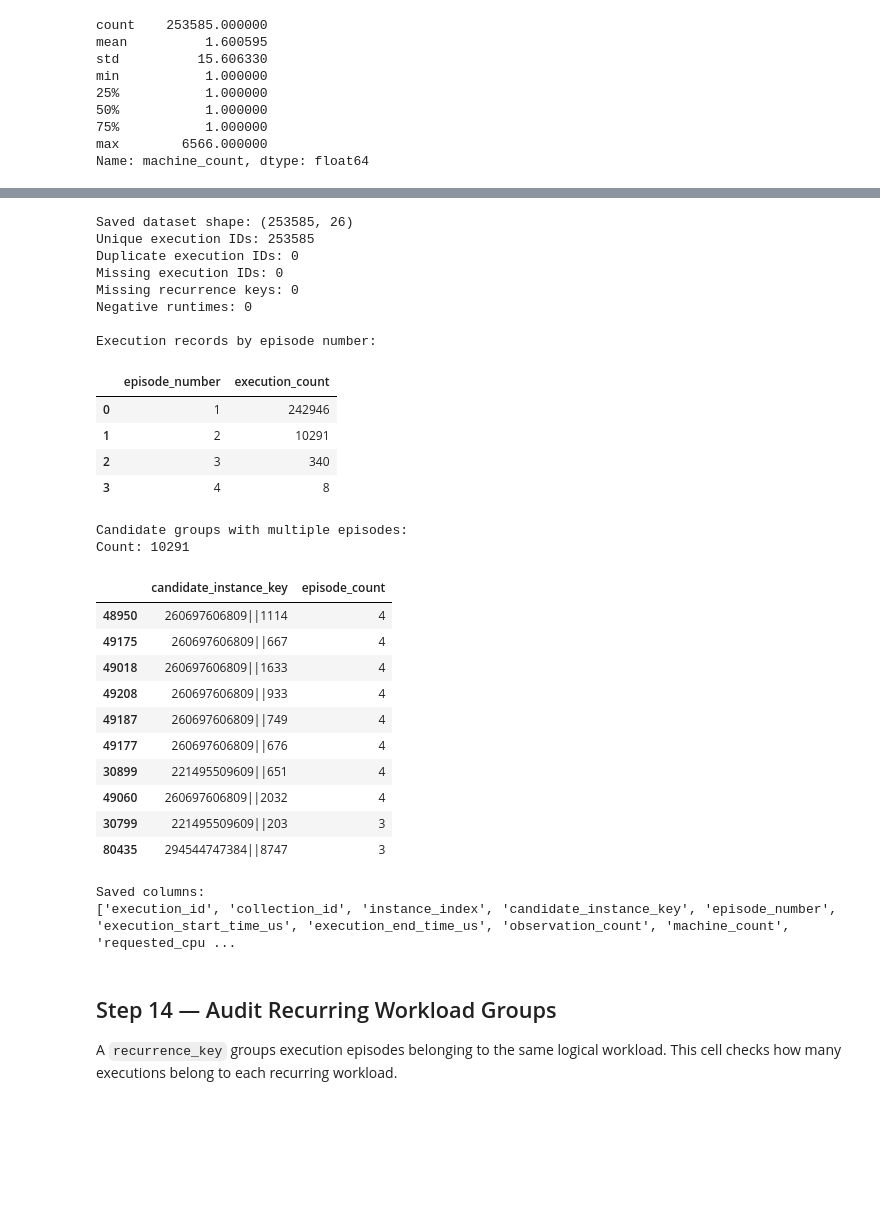
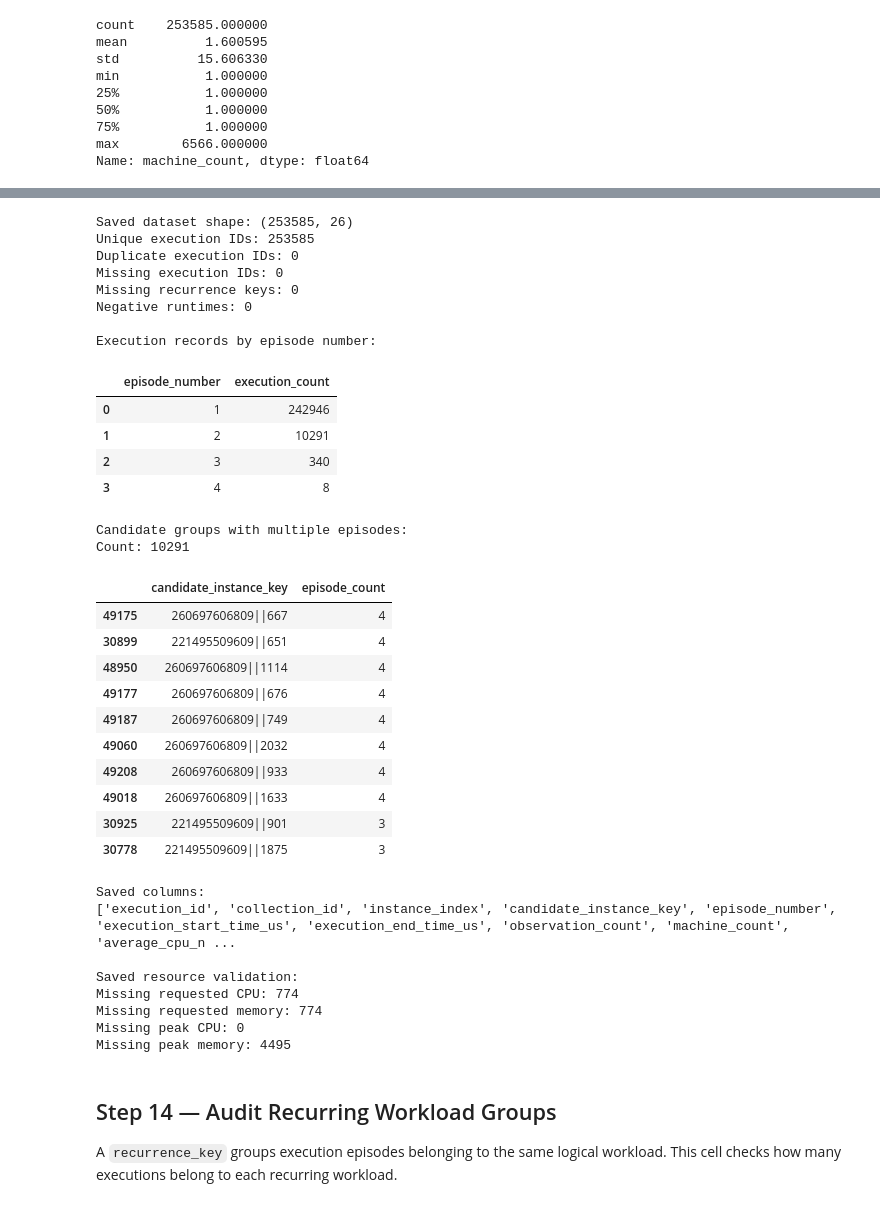
Before and after one commit to sonalilonkar1/masters-project, a Jupyter notebook: pipelines/google_subset/02_reconstructExecutions.ipynb, the cells around one changed output, grey strips where cells are left out. Saved outputs shown, nothing was run; the diff lists cells and outputs as text; code cells hidden in the pictures; blank space fills up the shorter version.

Commit message:
fix execution-level resource aggregation

```diff
--- a/pipelines/google_subset/02_reconstructExecutions.ipynb
+++ b/pipelines/google_subset/02_reconstructExecutions.ipynb
@@ -1281,4 +1503,8 @@ Shape: (253585, 26)
 # %%
+# -----------------------------------------
+# Step 13: Validate saved execution artifact
+# -----------------------------------------
+
 # Reload the saved execution-level dataset
 saved_execution_df = pd.read_parquet(EXECUTIONS_PATH)
 
@@ -1318,45 +1544,70 @@ multiple_episode_groups = multiple_episode_groups[
     multiple_episode_groups["episode_count"] > 1
 ]
 
 print("Count:", len(multiple_episode_groups))
 
 display(
     multiple_episode_groups
     .sort_values("episode_count", ascending=False)
     .head(10)
 )
 
 print("\nSaved columns:")
 print(saved_execution_df.columns.tolist())
+
+
+print("\nSaved resource validation:")
+print(
+    "Missing requested CPU:",
+    saved_execution_df["requested_cpu_ncu"].isna().sum()
+)
+print(
+    "Missing requested memory:",
+    saved_execution_df["requested_memory_normalized"].isna().sum()
+)
+print(
+    "Missing peak CPU:",
+    saved_execution_df["peak_cpu_ncu"].isna().sum()
+)
+print(
+    "Missing peak memory:",
+    saved_execution_df["peak_memory_normalized"].isna().sum()
+)
 # %% [output]
 Saved dataset shape: (253585, 26)
 Unique execution IDs: 253585
 Duplicate execution IDs: 0
 Missing execution IDs: 0
 Missing recurrence keys: 0
 Negative runtimes: 0
 
 Execution records by episode number:
 |  | episode_number | execution_count |
 | 0 | 1 | 242946 |
 | 1 | 2 | 10291 |
 | 2 | 3 | 340 |
 | 3 | 4 | 8 |
 Candidate groups with multiple episodes:
 Count: 10291
 |  | candidate_instance_key | episode_count |
+| 49175 | 260697606809||667 | 4 |
+| 30899 | 221495509609||651 | 4 |
 | 48950 | 260697606809||1114 | 4 |
-| 49175 | 260697606809||667 | 4 |
+| 49177 | 260697606809||676 | 4 |
+| 49187 | 260697606809||749 | 4 |
+| 49060 | 260697606809||2032 | 4 |
+| 49208 | 260697606809||933 | 4 |
 | 49018 | 260697606809||1633 | 4 |
-| 49208 | 260697606809||933 | 4 |
-| 49187 | 260697606809||749 | 4 |
-| 49177 | 260697606809||676 | 4 |
-| 30899 | 221495509609||651 | 4 |
-| 49060 | 260697606809||2032 | 4 |
-| 30799 | 221495509609||203 | 3 |
-| 80435 | 294544747384||8747 | 3 |
+| 30925 | 221495509609||901 | 3 |
+| 30778 | 221495509609||1875 | 3 |
 Saved columns:
-['execution_id', 'collection_id', 'instance_index', 'candidate_instance_key', 'episode_number', 'execution_start_time_us', 'execution_end_time_us', 'observation_count', 'machine_count', 'requested_cpu ...
+['execution_id', 'collection_id', 'instance_index', 'candidate_instance_key', 'episode_number', 'execution_start_time_us', 'execution_end_time_us', 'observation_count', 'machine_count', 'average_cpu_n ...
+
+Saved resource validation:
+Missing requested CPU: 774
+Missing requested memory: 774
+Missing peak CPU: 0
+Missing peak memory: 4495
 # %% [markdown]
 ## Step 14 — Audit Recurring Workload Groups
 
```
Also changed, not shown: parts of 12 cells of this notebook, 1 other file.
